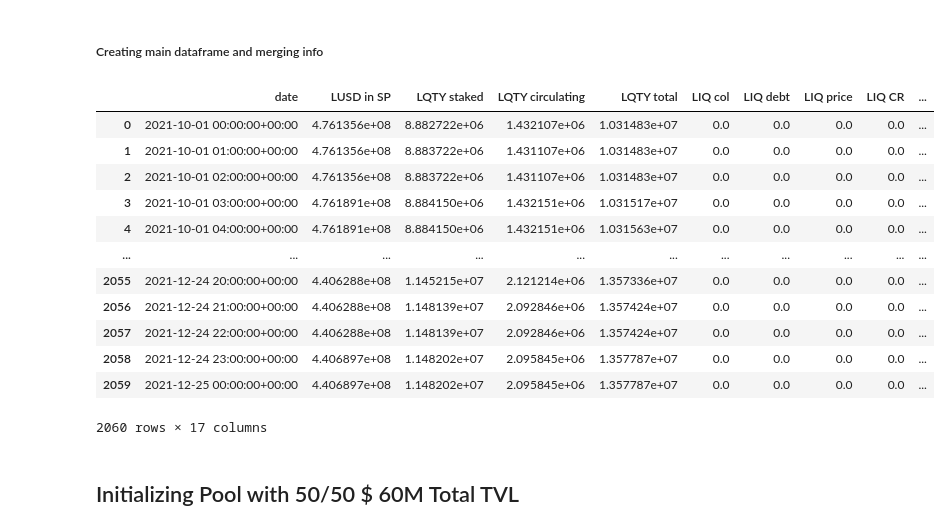
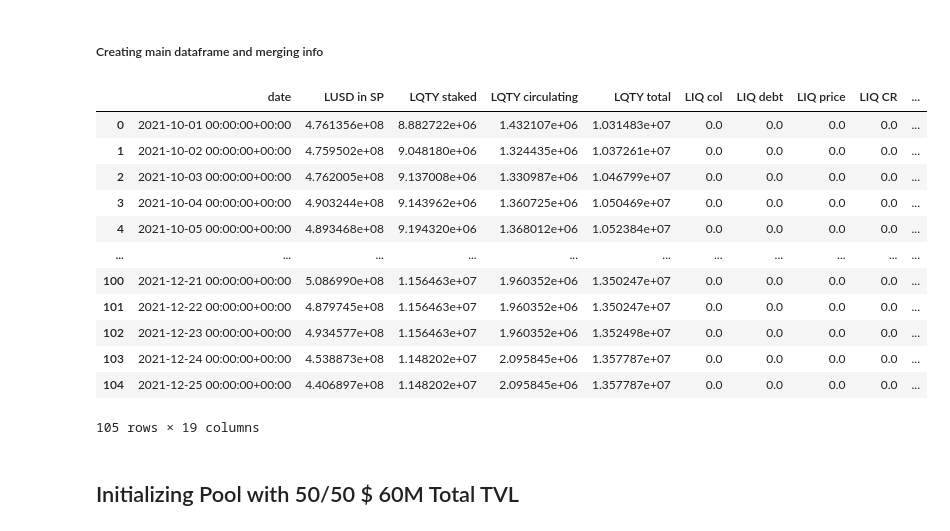
Before and after one commit to powerpool-finance/powerpool-research, a Jupyter notebook: LUSD/LUSD_staBAL v2.ipynb, the cells around one changed output. Drawn from its saved outputs; the diff is of its cells as text; code cells hidden in the pictures.

```diff
--- a/LUSD/LUSD_staBAL v2.ipynb
+++ b/LUSD/LUSD_staBAL v2.ipynb
@@ -324,10 +304,12 @@ BALprice
 # %%
 LQTYprice = pd.read_csv('./new_data/tmp/LQTY Price.csv')
-LQTYprice = LQTYprice.loc[:, ('snapped_at', 'price')].rename(columns={'snapped_at':'date', 'price':'LQTY Price'})
+LQTYprice = LQTYprice.loc[:, ('snapped_at', 'price')].rename(columns={'snapped_at':'date', 'price':'LQTY price'})
 LQTYprice['date'] = pd.to_datetime(LQTYprice['date'])
 LQTYprice = LQTYprice.merge(right=dateColumn, how='outer', on='date')
 LQTYprice = LQTYprice.sort_values(by='date', ignore_index=True)
 LQTYprice = LQTYprice[(LQTYprice['date'] >= start_date) & (LQTYprice['date'] <= end_date)].fillna(method='ffill')
 LQTYprice = LQTYprice.reset_index(drop=True)
+LQTYprice = LQTYprice.groupby(LQTYprice['date'].dt.date).mean().reset_index()
+LQTYprice['date'] = pd.to_datetime(LQTYprice['date'], utc=True)
 LQTYprice
 # %% [output]
@@ -346,0 +333,6 @@ LQTYprice
+# %%
+Gas = pd.read_csv('./new_data/tmp/Gas Price.csv')
+Gas = Gas.rename(columns={'dt':'date', 'median_gas_price_gwei':'Gas price'})
+Gas['date'] = pd.to_datetime(Gas['date'])
+Gas['Gas price'] /= 1e9
+Gas
@@ -346,0 +355,21 @@ LQTYprice
+# %%
+Curve_Swaps = pd.read_csv('./new_data/tmp/dex/LUSD-3CRV Swaps (100d) (2).csv')
+Curve_Pool = pd.read_csv('./new_data/tmp/dex/LUSD-3CRV Pool (100d).csv')
+
+
+Curve_Swaps['hour'] = pd.to_datetime(Curve_Swaps['hour'], utc=True)
+Curve_Swaps = Curve_Swaps.rename(columns={'hour':'date'})
+Curve_Swaps = Curve_Swaps[[c for c in Curve_Swaps.columns if c not in ['lusdDai', 'lusdUsdc', 'lusdUsdt']]].groupby(Curve_Swaps['date'].dt.date).sum().reset_index()
+Curve_Swaps['Curve volume'] = abs(Curve_Swaps.loc[:, ['lusdIn', 'lusdOut']].sum(axis=1))
+Curve_Swaps = Curve_Swaps[['date', 'Curve volume']]
+Curve_Swaps['date'] = pd.to_datetime(Curve_Swaps['date'], utc=True)
+
+Curve_Pool = Curve_Pool.rename(columns={'hour':'date'})
+Curve_Pool['date'] = pd.to_datetime(Curve_Pool['date'], utc=True)
+Curve_Pool = Curve_Pool.groupby(Curve_Pool['date'].dt.date).sum().reset_index()
+Curve_Pool['Curve TVL'] = Curve_Pool['3crvBalance'] + Curve_Pool['lusdBalance']
+Curve_Pool = Curve_Pool[['date', 'Curve TVL']]
+Curve_Pool['date'] = pd.to_datetime(Curve_Pool['date'], utc=True)
+
+
+Curve_Pool
@@ -351,37 +394,48 @@ LQTYprice
 # %%
 Data = pd.DataFrame()
 Data = copy.deepcopy(dateColumn)
 
 Data = Data.merge(LUSD, how='outer', on='date')
 Data = Data.merge(LQTY, how='outer', on='date')
 Data = Data.merge(Liquidations, how='outer', on='date')
 Data = Data.merge(ETHprice.loc[:, ['date', 'ETH price']], on='date', how='outer')
 Data = Data.merge(BALprice, on='date', how='outer')
 Data = Data.merge(LQTYprice, on='date', how='outer')
 Data = Data.merge(staBAL, on='date', how='outer')
+Data = Data.merge(Gas, on='date', how='outer')
+Data = Data.merge(Curve_Swaps, on='date', how='outer')
+Data = Data.merge(Curve_Pool, on='date', how='outer')
 
 Data = Data[(Data['date'] >= start_date) & (Data['date'] <= end_date)]
-Data = Data.sort_values(by=['date'], ignore_index=True).reset_index(drop=True).fillna(method='ffill')
+Data = Data.sort_values(by=['date'], ignore_index=True).reset_index(drop=True)#.fillna(method='ffill')
 
 #Data[['ETH price', 'BAL price', 'LQTY Price']] = Data[['ETH price', 'BAL price', 'LQTY Price']].fillna(method='ffill')
 #Data[['ETH price', 'BAL price', 'LQTY Price']] = Data[['ETH price', 'BAL price', 'LQTY Price']].fillna(method='bfill')
 #Data[Data.columns.drop(['ETH price', 'LIQ mode'])] = Data[Data.columns.drop(['ETH price', 'LIQ mode'])].fillna(method='ffill')
 
+for c in ['LUSD in SP', 'LQTY staked', 'LQTY circulating', 'LQTY total', 'ETH price', 'BAL price', 'LQTY price', 'staBAL total supply', 'Gas price', 'Curve TVL']:
+    Data[c].fillna(method='ffill', inplace=True)
+
+
+
+for c in ['staBAL rewards', 'staBAL revenues', 'Curve volume']:
+    Data[c].fillna(value=0, inplace=True)
+
 Data
 # %% [output]
 |  | date | LUSD in SP | LQTY staked | LQTY circulating | LQTY total | LIQ col | LIQ debt | LIQ price | LIQ CR | ... |
 | 0 | 2021-10-01 00:00:00+00:00 | 4.761356e+08 | 8.882722e+06 | 1.432107e+06 | 1.031483e+07 | 0.0 | 0.0 | 0.0 | 0.0 | ... |
-| 1 | 2021-10-01 01:00:00+00:00 | 4.761356e+08 | 8.883722e+06 | 1.431107e+06 | 1.031483e+07 | 0.0 | 0.0 | 0.0 | 0.0 | ... |
-| 2 | 2021-10-01 02:00:00+00:00 | 4.761356e+08 | 8.883722e+06 | 1.431107e+06 | 1.031483e+07 | 0.0 | 0.0 | 0.0 | 0.0 | ... |
-| 3 | 2021-10-01 03:00:00+00:00 | 4.761891e+08 | 8.884150e+06 | 1.432151e+06 | 1.031517e+07 | 0.0 | 0.0 | 0.0 | 0.0 | ... |
-| 4 | 2021-10-01 04:00:00+00:00 | 4.761891e+08 | 8.884150e+06 | 1.432151e+06 | 1.031563e+07 | 0.0 | 0.0 | 0.0 | 0.0 | ... |
+| 1 | 2021-10-02 00:00:00+00:00 | 4.759502e+08 | 9.048180e+06 | 1.324435e+06 | 1.037261e+07 | 0.0 | 0.0 | 0.0 | 0.0 | ... |
+| 2 | 2021-10-03 00:00:00+00:00 | 4.762005e+08 | 9.137008e+06 | 1.330987e+06 | 1.046799e+07 | 0.0 | 0.0 | 0.0 | 0.0 | ... |
+| 3 | 2021-10-04 00:00:00+00:00 | 4.903244e+08 | 9.143962e+06 | 1.360725e+06 | 1.050469e+07 | 0.0 | 0.0 | 0.0 | 0.0 | ... |
+| 4 | 2021-10-05 00:00:00+00:00 | 4.893468e+08 | 9.194320e+06 | 1.368012e+06 | 1.052384e+07 | 0.0 | 0.0 | 0.0 | 0.0 | ... |
 | ... | ... | ... | ... | ... | ... | ... | ... | ... | ... | ... |
-| 2055 | 2021-12-24 20:00:00+00:00 | 4.406288e+08 | 1.145215e+07 | 2.121214e+06 | 1.357336e+07 | 0.0 | 0.0 | 0.0 | 0.0 | ... |
-| 2056 | 2021-12-24 21:00:00+00:00 | 4.406288e+08 | 1.148139e+07 | 2.092846e+06 | 1.357424e+07 | 0.0 | 0.0 | 0.0 | 0.0 | ... |
-| 2057 | 2021-12-24 22:00:00+00:00 | 4.406288e+08 | 1.148139e+07 | 2.092846e+06 | 1.357424e+07 | 0.0 | 0.0 | 0.0 | 0.0 | ... |
-| 2058 | 2021-12-24 23:00:00+00:00 | 4.406897e+08 | 1.148202e+07 | 2.095845e+06 | 1.357787e+07 | 0.0 | 0.0 | 0.0 | 0.0 | ... |
-| 2059 | 2021-12-25 00:00:00+00:00 | 4.406897e+08 | 1.148202e+07 | 2.095845e+06 | 1.357787e+07 | 0.0 | 0.0 | 0.0 | 0.0 | ... |
+| 100 | 2021-12-21 00:00:00+00:00 | 5.086990e+08 | 1.156463e+07 | 1.960352e+06 | 1.350247e+07 | 0.0 | 0.0 | 0.0 | 0.0 | ... |
+| 101 | 2021-12-22 00:00:00+00:00 | 4.879745e+08 | 1.156463e+07 | 1.960352e+06 | 1.350247e+07 | 0.0 | 0.0 | 0.0 | 0.0 | ... |
+| 102 | 2021-12-23 00:00:00+00:00 | 4.934577e+08 | 1.156463e+07 | 1.960352e+06 | 1.352498e+07 | 0.0 | 0.0 | 0.0 | 0.0 | ... |
+| 103 | 2021-12-24 00:00:00+00:00 | 4.538873e+08 | 1.148202e+07 | 2.095845e+06 | 1.357787e+07 | 0.0 | 0.0 | 0.0 | 0.0 | ... |
+| 104 | 2021-12-25 00:00:00+00:00 | 4.406897e+08 | 1.148202e+07 | 2.095845e+06 | 1.357787e+07 | 0.0 | 0.0 | 0.0 | 0.0 | ... |
-2060 rows × 17 columns
+105 rows × 19 columns
 # %% [markdown]
 ## Initializing Pool with 50/50 $ 60M Total TVL
 # %% [markdown]
```
Also changed, not shown: parts of 31 cells of this notebook, 9 other files.
